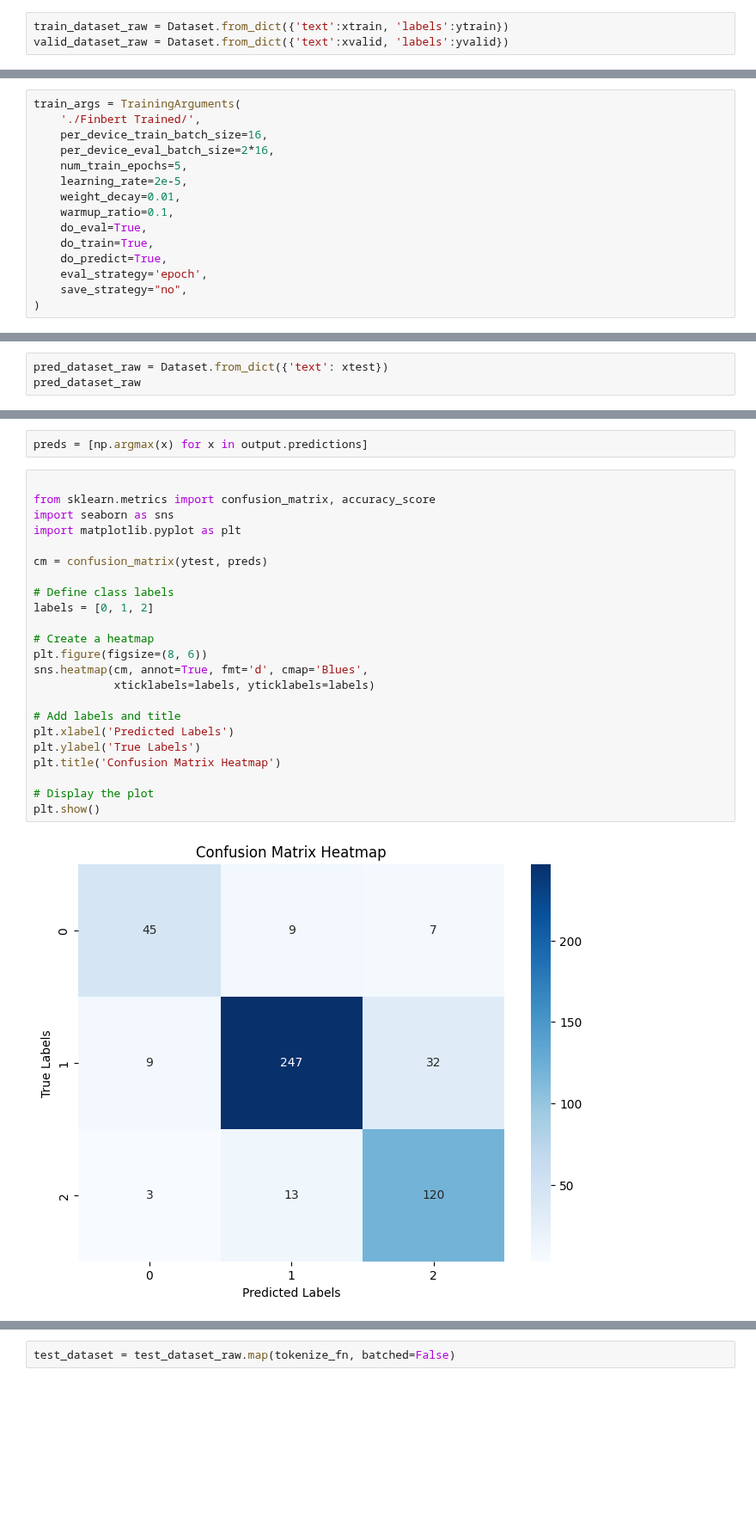
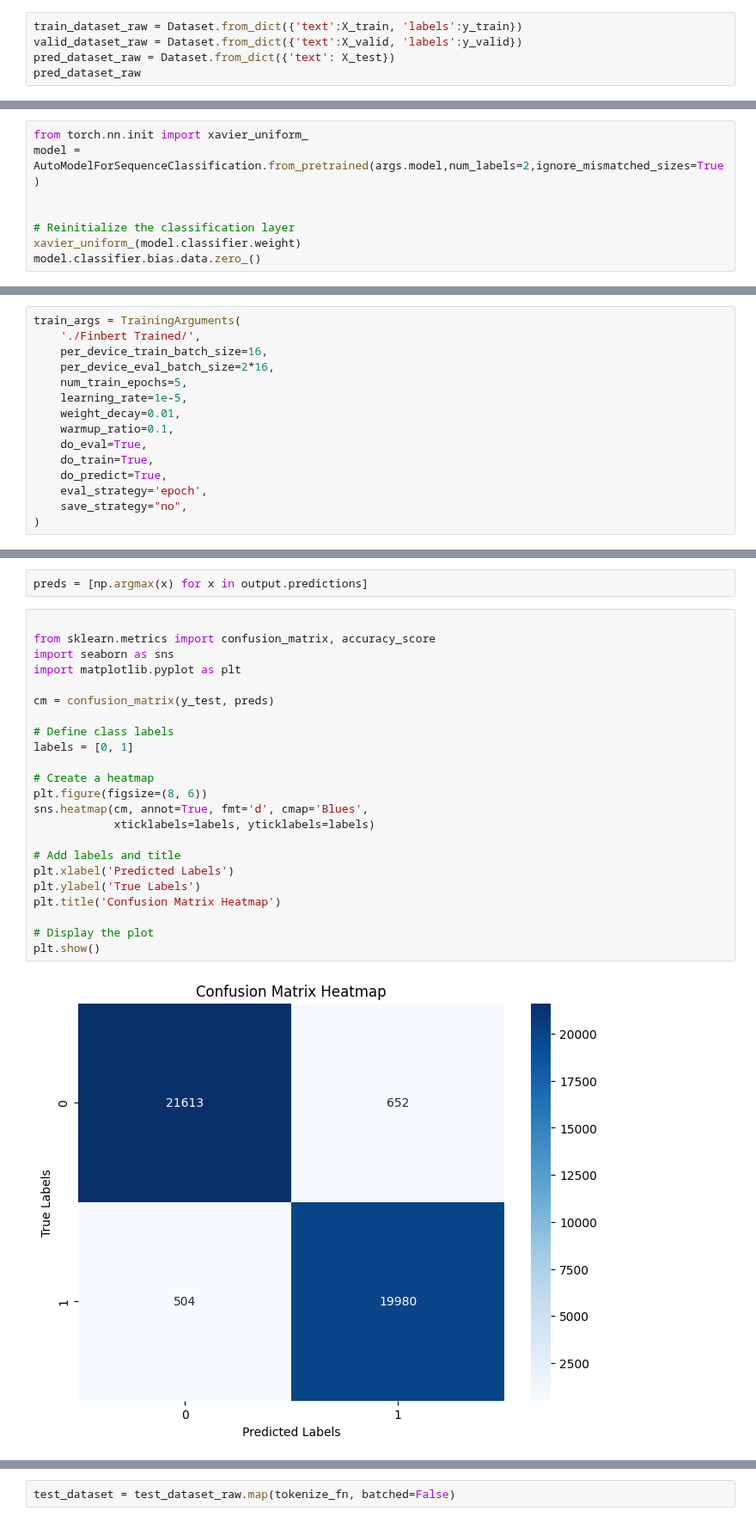
Before and after one commit to anasnofal/kaggle-notebooks-, a Jupyter notebook: finbert.ipynb, the cells around one changed output, grey strips where cells are left out. Shown at 86% size. Cells and saved outputs as stored; diff of their text form; blank space fills up the shorter version.

```diff
--- a/finbert.ipynb
+++ b/finbert.ipynb
@@ -73,3 +93,5 @@ xtrain, xvalid, ytrain, yvalid = train_test_split(xtrain, ytrain, test_size=0.2,
 # %%
-train_dataset_raw = Dataset.from_dict({'text':xtrain, 'labels':ytrain})
-valid_dataset_raw = Dataset.from_dict({'text':xvalid, 'labels':yvalid})
+train_dataset_raw = Dataset.from_dict({'text':X_train, 'labels':y_train})
+valid_dataset_raw = Dataset.from_dict({'text':X_valid, 'labels':y_valid})
+pred_dataset_raw = Dataset.from_dict({'text': X_test})
+pred_dataset_raw
@@ -94,0 +120,8 @@ model = AutoModelForSequenceClassification.from_pretrained(args.model)
+# %%
+from torch.nn.init import xavier_uniform_
+model = AutoModelForSequenceClassification.from_pretrained(args.model,num_labels=2,ignore_mismatched_sizes=True)
+
+
+# Reinitialize the classification layer
+xavier_uniform_(model.classifier.weight)
+model.classifier.bias.data.zero_()
@@ -105,7 +144,7 @@ train_args = TrainingArguments(
     per_device_train_batch_size=16,
     per_device_eval_batch_size=2*16,
     num_train_epochs=5,
-    learning_rate=2e-5,
+    learning_rate=1e-5,
     weight_decay=0.01,
     warmup_ratio=0.1,
     do_eval=True,
@@ -140,5 +179,2 @@ TrainOutput(global_step=545, training_loss=0.3775133202929016, metrics={'train_r
 # %%
 trainer.save_model('finbert_finetuned.bin')
-# %%
-pred_dataset_raw = Dataset.from_dict({'text': xtest})
-pred_dataset_raw
@@ -184,26 +205,26 @@ preds = [np.argmax(x) for x in output.predictions]
 # %%
 
 from sklearn.metrics import confusion_matrix, accuracy_score
 import seaborn as sns
 import matplotlib.pyplot as plt
 
-cm = confusion_matrix(ytest, preds)
+cm = confusion_matrix(y_test, preds)
 
 # Define class labels
-labels = [0, 1, 2]
+labels = [0, 1]
 
 # Create a heatmap
 plt.figure(figsize=(8, 6))
 sns.heatmap(cm, annot=True, fmt='d', cmap='Blues',
             xticklabels=labels, yticklabels=labels)
 
 # Add labels and title
 plt.xlabel('Predicted Labels')
 plt.ylabel('True Labels')
 plt.title('Confusion Matrix Heatmap')
 
 # Display the plot
 plt.show()
 # %% [output]
-[figure, old version]
+[figure, new version]
 # %%
```
Also changed, not shown: parts of 35 cells of this notebook.
